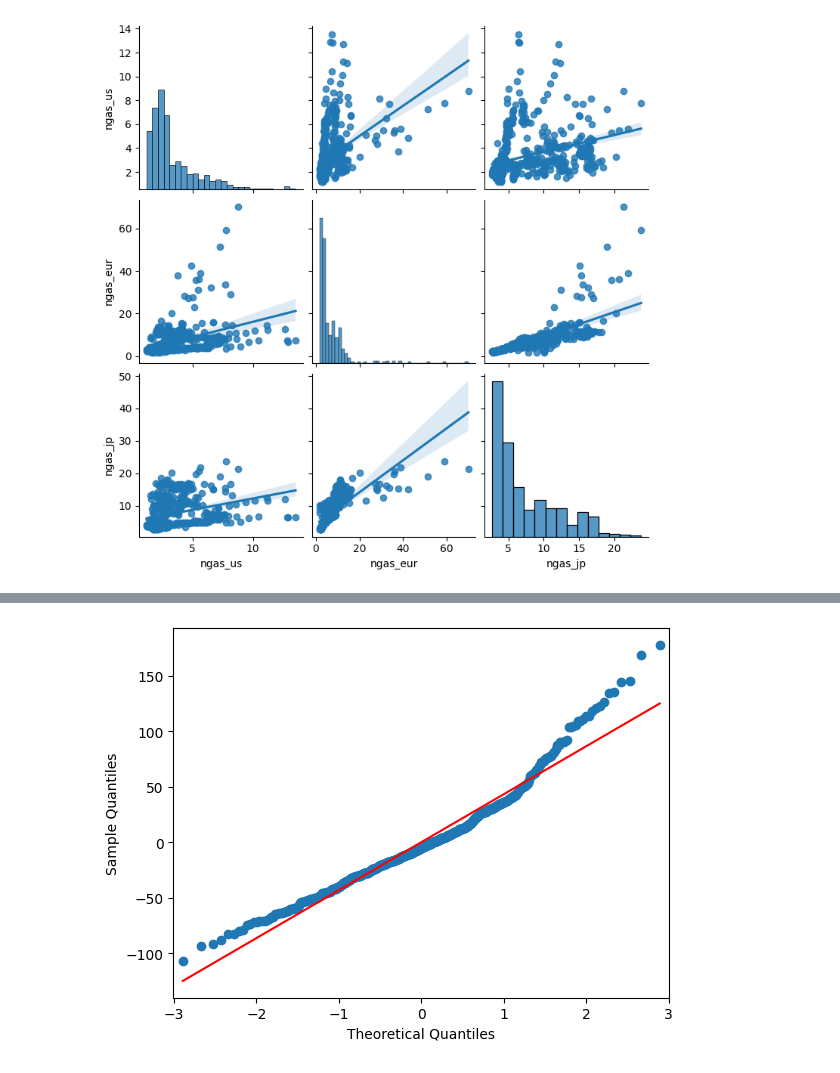
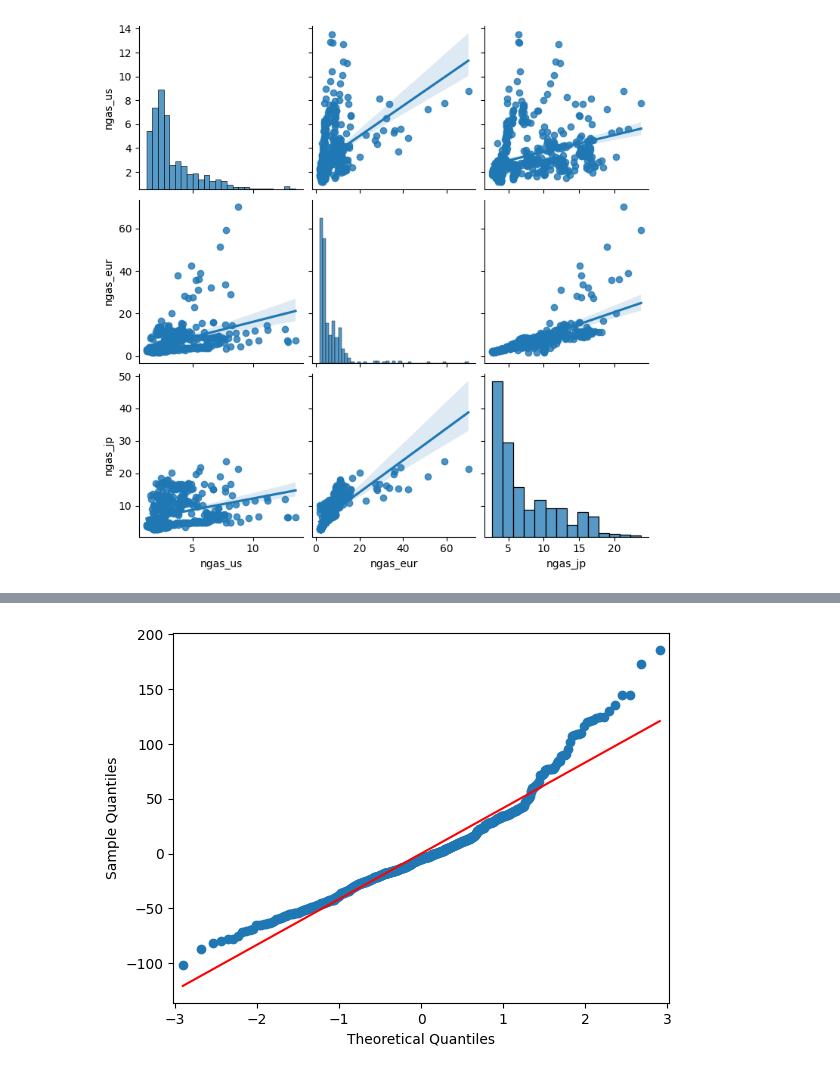
Before and after one commit to steveC-ai/Commodity-Market-Dynamics-Price-Drivers-and-Strategy-Backtesting, a Jupyter notebook: notebook/commodity.prices.ipynb, the cells around one changed output, grey strips where cells are left out. Drawn from its saved outputs; the diff is of its cells as text; code cells hidden in the pictures.

```diff
--- a/notebook/commodity.prices.ipynb
+++ b/notebook/commodity.prices.ipynb
@@ -178,7 +180,7 @@ sns.pairplot(comdata_long[["crude_wti"] + ["wheat_us_hrw"] + ["rice_05"] + ["soy
 # %%
-# First linear regression using this data, let's start with WTI and wheat
-wtiwheat = ols("wheat_us_hrw ~ crude_wti", data=comdata_long).fit()
-print(wtiwheat.summary())
+## First linear regression using this data, let's start with crude oil and wheat
+petrowheat = ols("wheat_us_hrw ~ crude_petro", data=comdata_long).fit()
+print(petrowheat.summary())
 # %% [output]
                             OLS Regression Results
 ==============================================================================
@@ -216,6 +218,6 @@ plt.show()
 # %%
-# When checking the QQ plot of the residuals, we can see that they follow a normal distribution
-fig = sm.qqplot(wtiwheat.resid, line = 's')
+# When checking the QQ plot of the residuals, we can see that they follow a mostly normal distribution
+fig = sm.qqplot(petrowheat.resid, line = 's')
 plt.show()
 # %% [output]
-[figure, old version]
+[figure, new version]
```
Also changed, not shown: parts of 8 cells of this notebook.
